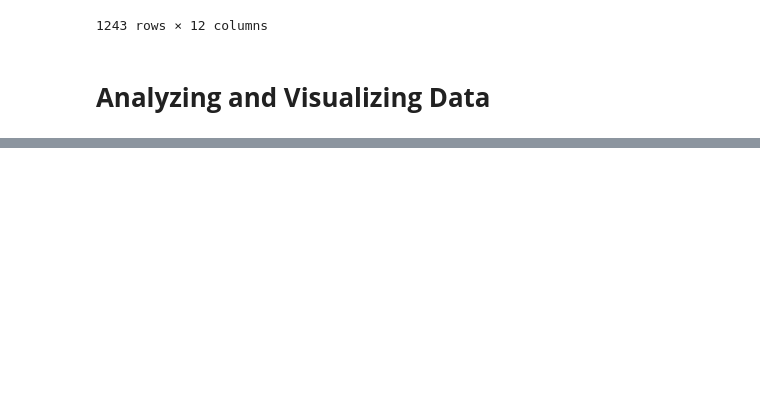
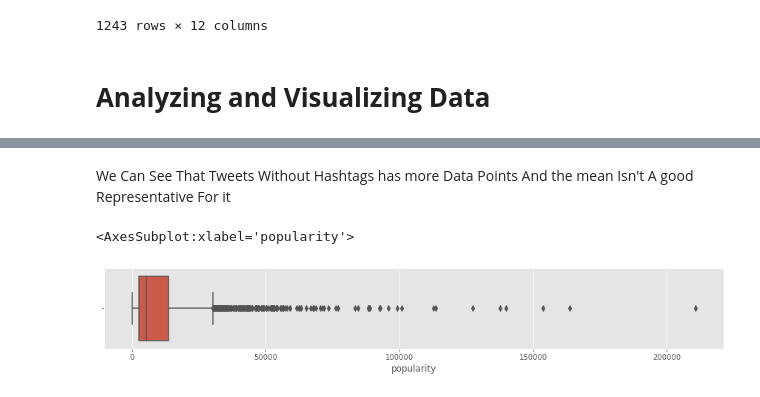
Before and after one commit to mmedhat2/Projects, a Jupyter notebook: Data-Analysis/Twitter-dataset-analysis/twittercode.ipynb, the cells around one changed output, grey strips where cells are left out. Drawn from its saved outputs; the diff is of its cells as text; code cells hidden in the pictures; blank space fills up the shorter version.

```diff
--- a/Data-Analysis/Twitter-dataset-analysis/twittercode.ipynb
+++ b/Data-Analysis/Twitter-dataset-analysis/twittercode.ipynb
@@ -481,0 +483,12 @@ DogsInfossss.sort_values(by='favorite_counts',ascending=False)
+# %%
+nohashtagtwt = newdf2[newdf2['hashtags'] == 'None']
+nohashtagtwt=nohashtagtwt.loc[:,['retweet_count','favorite_count','hashtags']]
+nohashtagtwt['popularity'] = nohashtagtwt[['retweet_count','favorite_count']].sum(1)
+# %% [markdown]
+We Can See That Tweets Without Hashtags has more Data Points And the mean Isn't A good Representative For it
+# %%
+plt.figure(figsize=(15, 2))
+sns.boxplot(x=nohashtagtwt['popularity'])
+# %% [output]
+<AxesSubplot:xlabel='popularity'>
+[figure, added]
```
Also changed, not shown: parts of 12 cells of this notebook.
